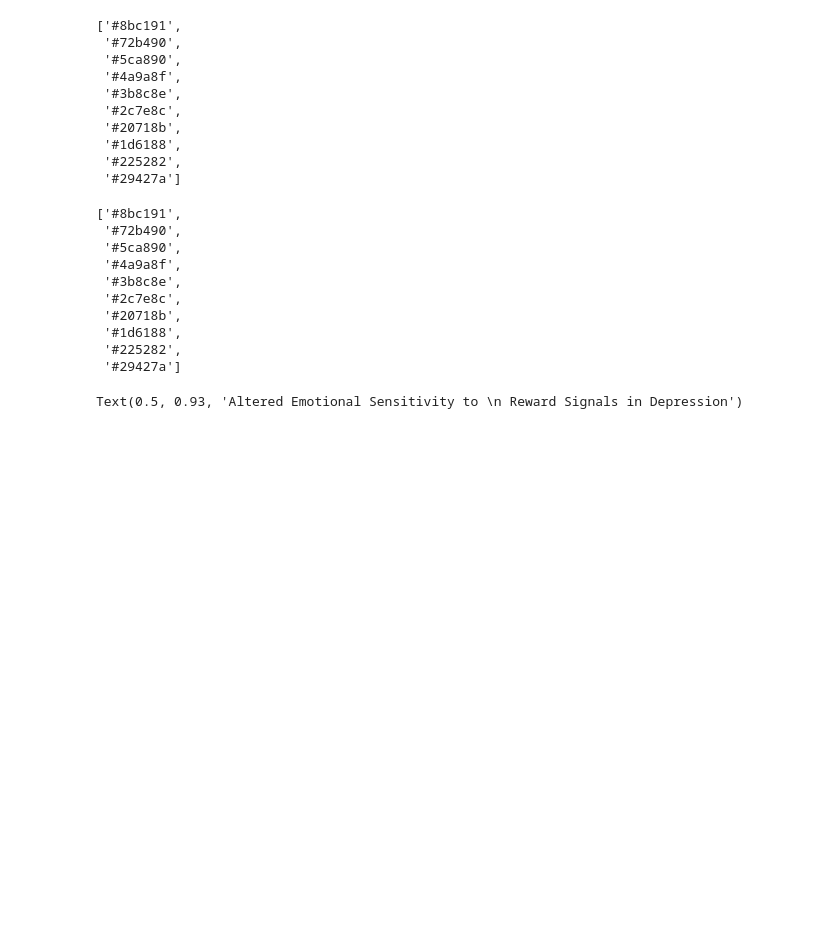
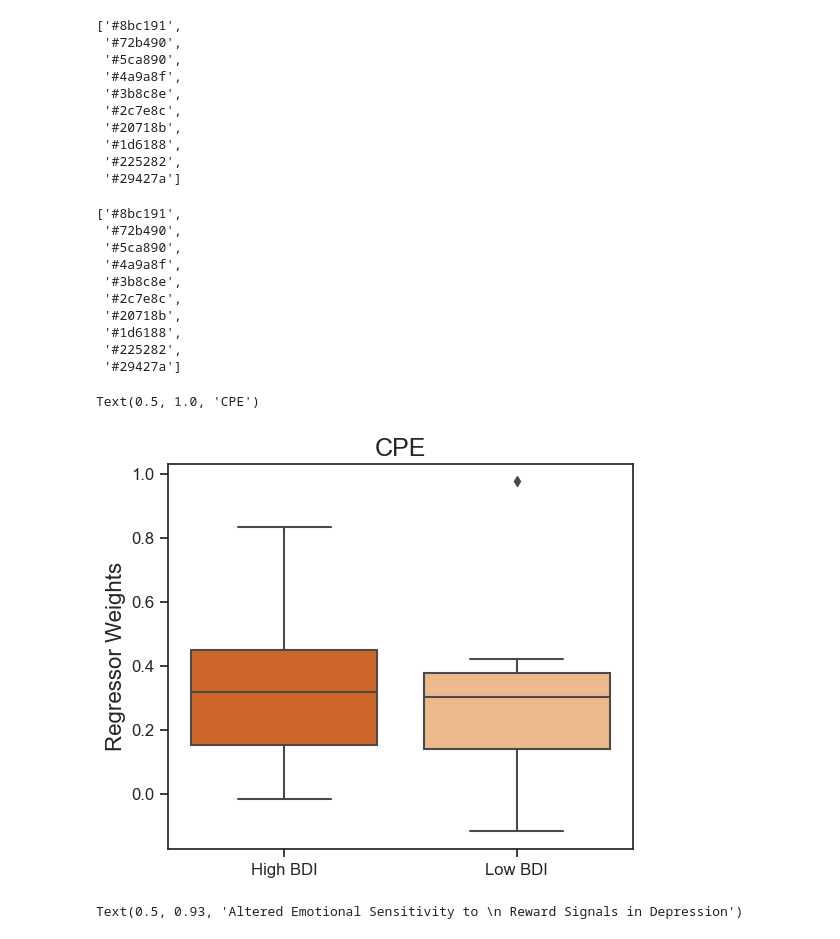
Before and after one commit to aliefink/swb_behav_models, a Jupyter notebook: scripts/swb_model_comparison.ipynb, the cells around one changed output. Saved outputs shown, nothing was run; the diff lists cells and outputs as text; code cells hidden in the pictures; blank space fills up the shorter version.

```diff
--- a/scripts/swb_model_comparison.ipynb
+++ b/scripts/swb_model_comparison.ipynb
@@ -1413,6 +1438,22 @@ color_list
  '#1d6188',
  '#225282',
  '#29427a']
+# %%
+fig,ax1 = plt.subplots(1,1,figsize=(6,5))
+sns.set_theme(style='ticks',font='Arial')
+sns.boxplot(ax=ax1,data=depression_weights_plot, x='Depression',y='CPE',order=["High BDI", "Low BDI"],palette='Oranges_r')
+
+#ax1.set_ylim(-0.2,0.2)
+ax1.set_ylabel('Regressor Weights',x=0.02,weight='medium',fontsize=16)
+ax1.set_xlabel(None)
+ax1.tick_params(labelsize=12)
+ax1.set_title('CPE',weight='medium',fontsize=18)
+
+#fig.supylabel('Regressor Weights',x=0.02,weight='medium',fontsize=16)
+#fig.suptitle('Altered Emotional Sensitivity to \n Reward Signals in Depression',y=0.93,weight='semibold',fontsize=20)
+# %% [output]
+Text(0.5, 1.0, 'CPE')
+[figure, added]
 # %%
 fig,(ax1,ax2,ax3,ax4,ax5) = plt.subplots(5,1,figsize=(6,22))
 sns.set_theme(style='ticks',font='Arial')
```
Also changed, not shown: parts of 12 cells of this notebook.
